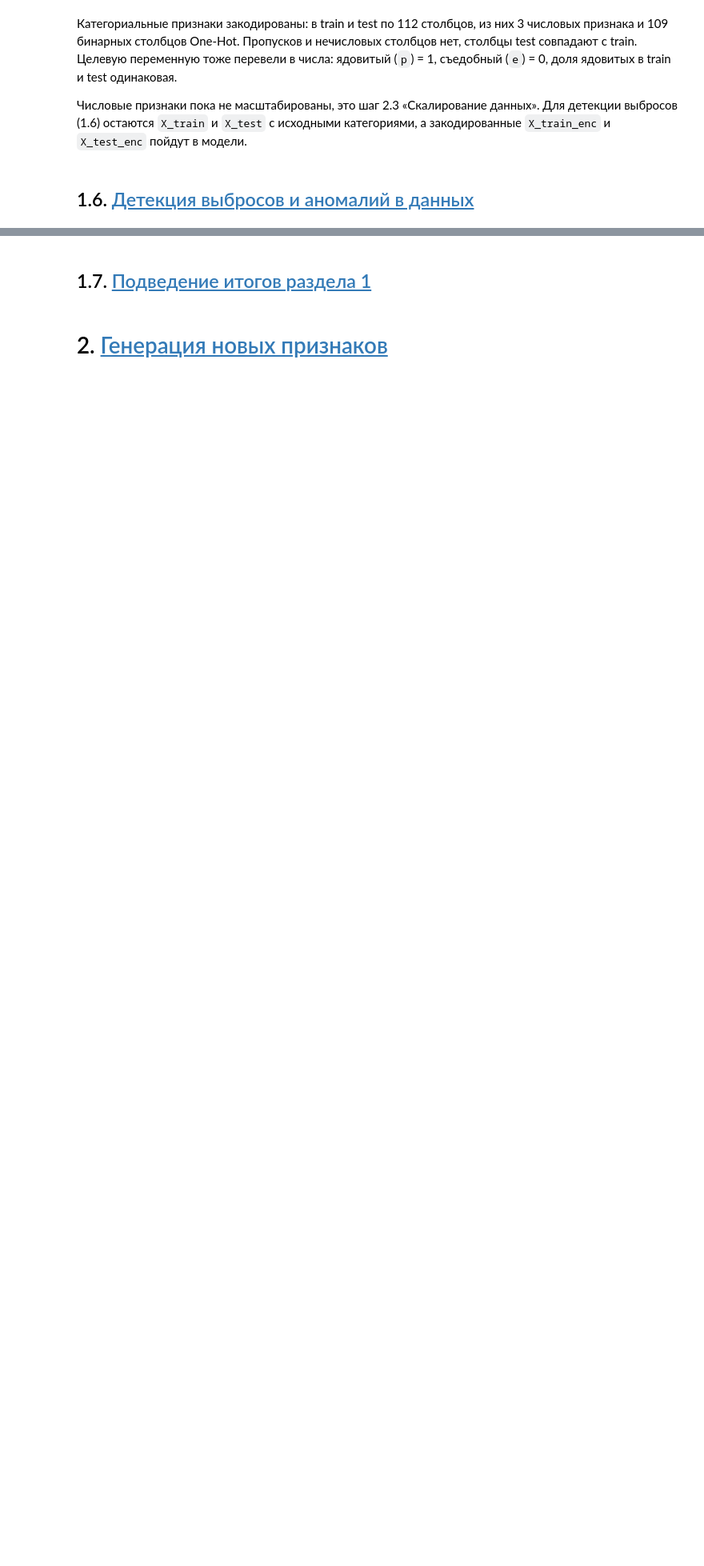
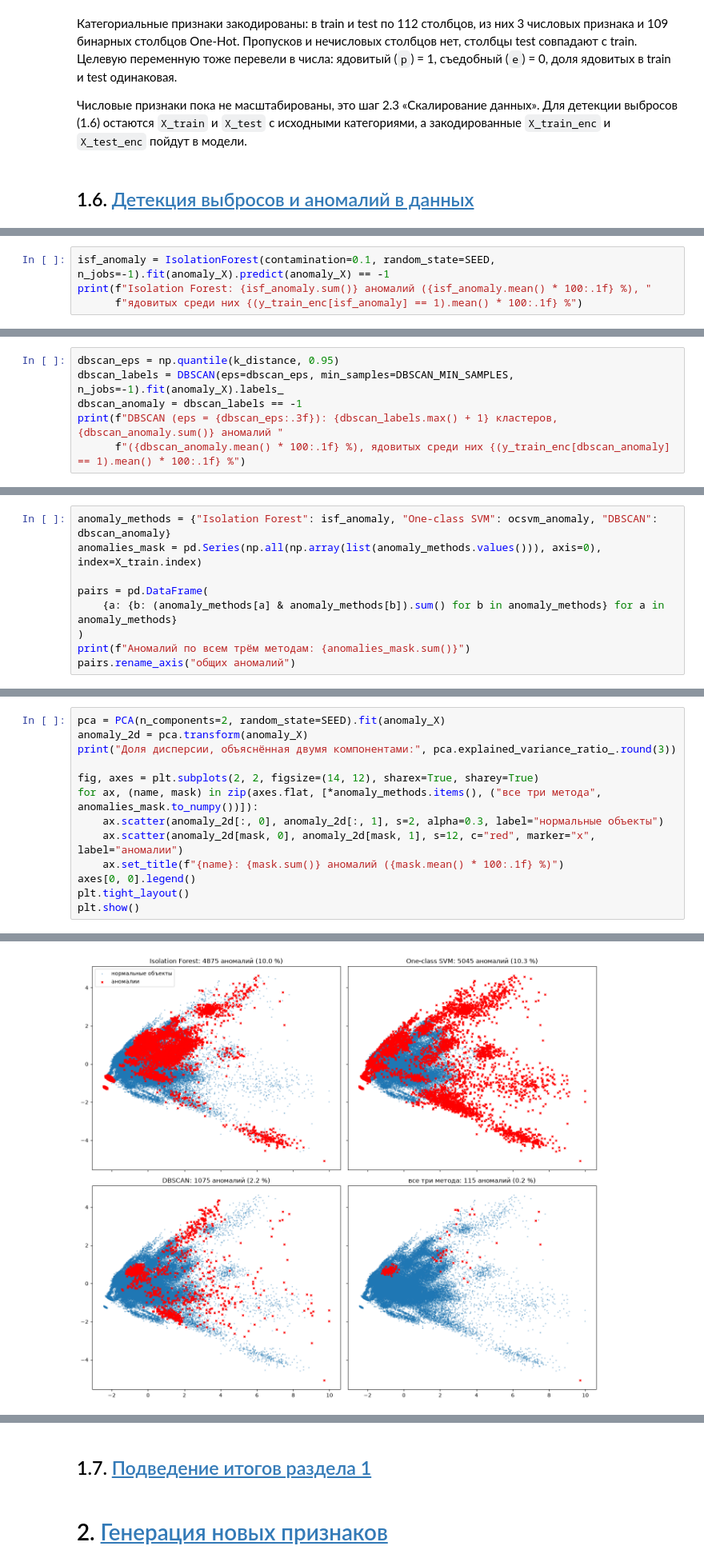
Before and after one commit to terracodum/Pracs5, a Jupyter notebook: warcraft.ipynb, the cells around one changed output, grey strips where cells are left out. Shown at 80% size. Saved outputs shown, nothing was run; the diff lists cells and outputs as text; blank space fills up the shorter version.

```diff
--- a/warcraft.ipynb
+++ b/warcraft.ipynb
@@ -1331,0 +1550,4 @@ pd.DataFrame({
+# %%
+isf_anomaly = IsolationForest(contamination=0.1, random_state=SEED, n_jobs=-1).fit(anomaly_X).predict(anomaly_X) == -1
+print(f"Isolation Forest: {isf_anomaly.sum()} аномалий ({isf_anomaly.mean() * 100:.1f} %), "
+      f"ядовитых среди них {(y_train_enc[isf_anomaly] == 1).mean() * 100:.1f} %")
@@ -1331,0 +1602,6 @@ pd.DataFrame({
+# %%
+dbscan_eps = np.quantile(k_distance, 0.95)
+dbscan_labels = DBSCAN(eps=dbscan_eps, min_samples=DBSCAN_MIN_SAMPLES, n_jobs=-1).fit(anomaly_X).labels_
+dbscan_anomaly = dbscan_labels == -1
+print(f"DBSCAN (eps = {dbscan_eps:.3f}): {dbscan_labels.max() + 1} кластеров, {dbscan_anomaly.sum()} аномалий "
+      f"({dbscan_anomaly.mean() * 100:.1f} %), ядовитых среди них {(y_train_enc[dbscan_anomaly] == 1).mean() * 100:.1f} %")
@@ -1331,0 +1614,9 @@ pd.DataFrame({
+# %%
+anomaly_methods = {"Isolation Forest": isf_anomaly, "One-class SVM": ocsvm_anomaly, "DBSCAN": dbscan_anomaly}
+anomalies_mask = pd.Series(np.all(np.array(list(anomaly_methods.values())), axis=0), index=X_train.index)
+
+pairs = pd.DataFrame(
+    {a: {b: (anomaly_methods[a] & anomaly_methods[b]).sum() for b in anomaly_methods} for a in anomaly_methods}
+)
+print(f"Аномалий по всем трём методам: {anomalies_mask.sum()}")
+pairs.rename_axis("общих аномалий")
@@ -1331,0 +1636,14 @@ pd.DataFrame({
+# %%
+pca = PCA(n_components=2, random_state=SEED).fit(anomaly_X)
+anomaly_2d = pca.transform(anomaly_X)
+print("Доля дисперсии, объяснённая двумя компонентами:", pca.explained_variance_ratio_.round(3))
+
+fig, axes = plt.subplots(2, 2, figsize=(14, 12), sharex=True, sharey=True)
+for ax, (name, mask) in zip(axes.flat, [*anomaly_methods.items(), ("все три метода", anomalies_mask.to_numpy())]):
+    ax.scatter(anomaly_2d[:, 0], anomaly_2d[:, 1], s=2, alpha=0.3, label="нормальные объекты")
+    ax.scatter(anomaly_2d[mask, 0], anomaly_2d[mask, 1], s=12, c="red", marker="x", label="аномалии")
+    ax.set_title(f"{name}: {mask.sum()} аномалий ({mask.mean() * 100:.1f} %)")
+axes[0, 0].legend()
+plt.tight_layout()
+plt.show()
+# %% [output]
@@ -1331,0 +1651 @@ pd.DataFrame({
+[figure, added]
```
Also changed, not shown: parts of 50 cells of this notebook.
